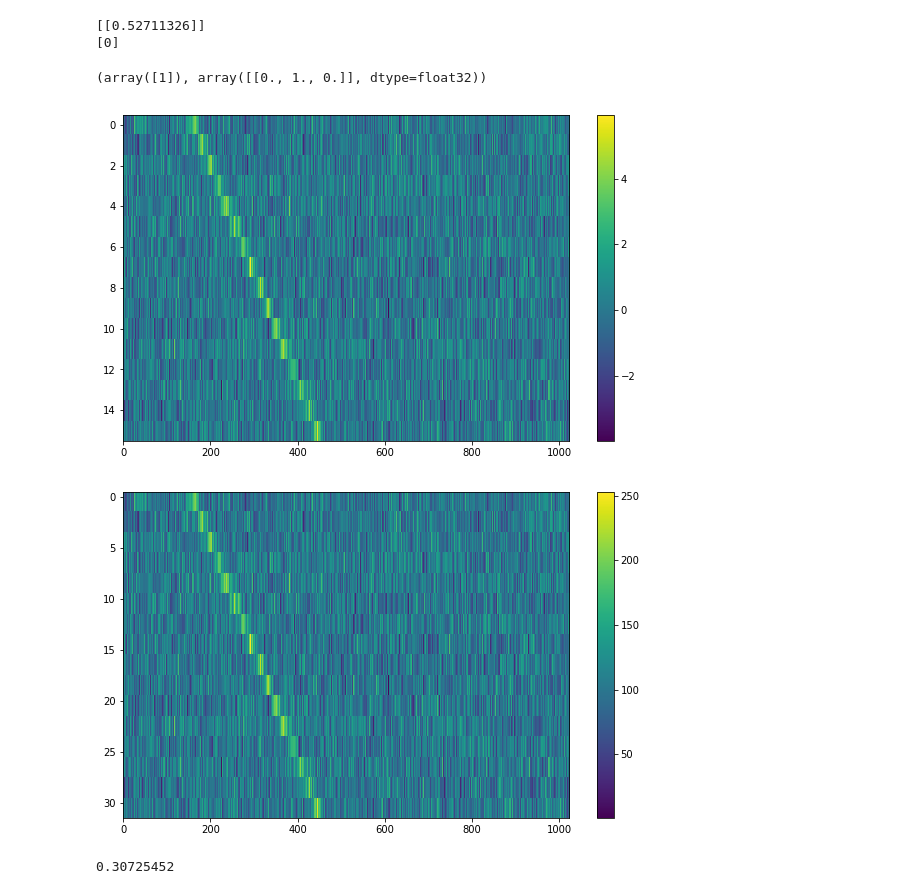
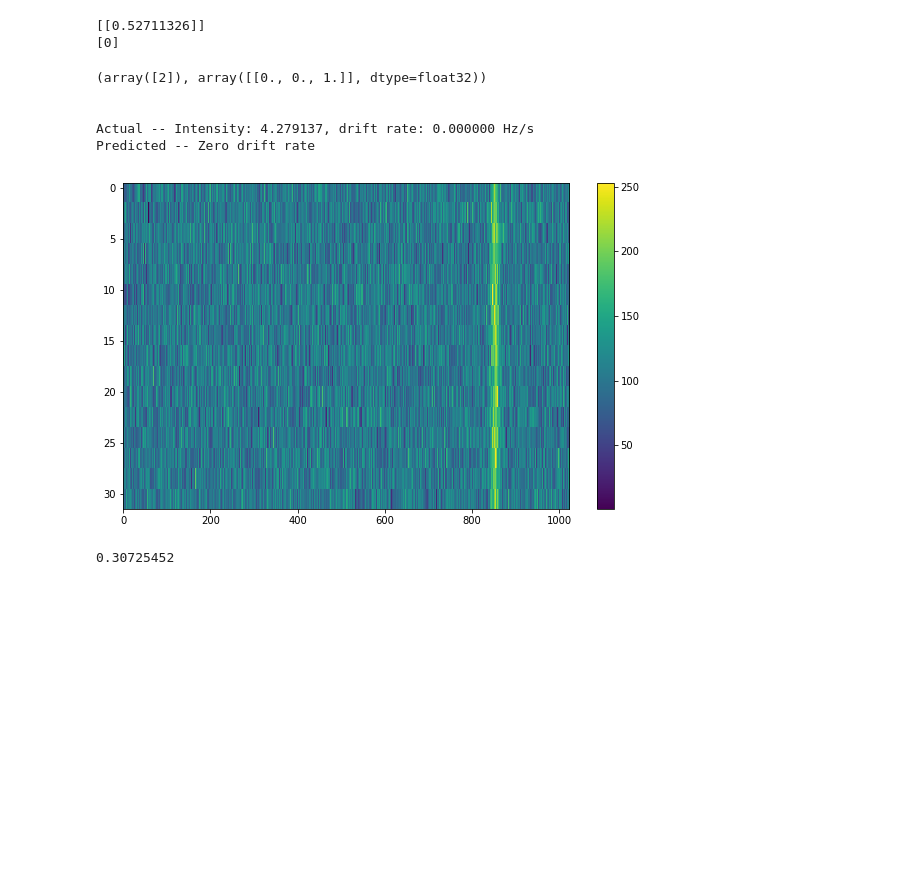
Before and after one commit to bbrzycki/setiml, a Jupyter notebook: jupyter-notebooks/Test_ML.ipynb, the cells around one changed output. Cells and saved outputs as stored; diff of their text form; code cells hidden in the pictures; blank space fills up the shorter version.

```diff
--- a/jupyter-notebooks/Test_ML.ipynb
+++ b/jupyter-notebooks/Test_ML.ipynb
@@ -277,7 +277,7 @@ model.add(Dense(64))
 model.add(Activation('relu'))
 model.add(Dropout(0.5))
 model.add(Dense(3))
-model.add(Activation('sigmoid'))
+model.add(Activation('softmax'))
 
 model.compile(loss='sparse_categorical_crossentropy',
               optimizer='rmsprop',
@@ -288,45 +288,58 @@ model.load_weights('../32x1024_multiclass.h5')
 start_index = np.random.randint(0,fchans)
 drift_rate = np.random.uniform(-start_index*df/(tsamp*tchans),
                                (fchans-1-start_index)*df/(tsamp*tchans))
-# drift_rate = 0
-# level = 0
-# if np.random.rand() < 0.3:
 level = np.random.uniform(2,5)
+x = np.random.rand()
+if x < 1/3.:
+    level = 0
+drift_rate = 0
 amplitude = np.random.uniform(0, max(0, level))
 
 signal = stg.generate(ts,
                           fs,
                           stg.constant_path(f_start = fs[start_index], drift_rate = drift_rate),
                           stg.constant_t_profile(level = level),
                           stg.gaussian_f_profile(width = 0.00002),
                           stg.constant_bp_profile(level = 1.0))
 
-fig = plt.figure(figsize=(10,6))
+# fig = plt.figure(figsize=(10,6))
 
 normalized_signal = stg.inject_noise(signal)
 
-plt.imshow(normalized_signal, aspect='auto')
-plt.colorbar()
+# plt.imshow(normalized_signal, aspect='auto')
+# plt.colorbar()
 
 plt.imsave('interactive.png', normalized_signal)
 
 img = load_img('interactive.png',False,target_size=(32,1024))
 x = img_to_array(img)
 x = x / 255.
 x = np.expand_dims(x, axis=0)
 preds = model.predict_classes(x)
 prob = model.predict_proba(x)
 print(preds, prob)
+print("\n")
+print("Actual -- Intensity: %f, drift rate: %f Hz/s" % (level, drift_rate*10**6))
+if preds[0] == 0:
+    prediction = 'Noise'
+elif preds[0] == 1:
+    prediction = 'Non-zero drift rate'
+else:
+    prediction = 'Zero drift rate'
+print("Predicted -- %s" % prediction)
 
 fig = plt.figure(figsize=(10,6))
 plt.imshow(img, aspect='auto')
 plt.colorbar()
 # plt.title('%s; p = %s; level = %s' % (label, prob[0][0],level))
 plt.show()
 # %% [output]
-(array([1]), array([[0., 1., 0.]], dtype=float32))
+(array([2]), array([[0., 0., 1.]], dtype=float32))
+
+
+Actual -- Intensity: 4.279137, drift rate: 0.000000 Hz/s
+Predicted -- Zero drift rate
-[figure, old version]
+[figure, new version]
-[figure, removed]
 # %%
 # easier loading?
 
```
Also changed, not shown: 3 other files.
